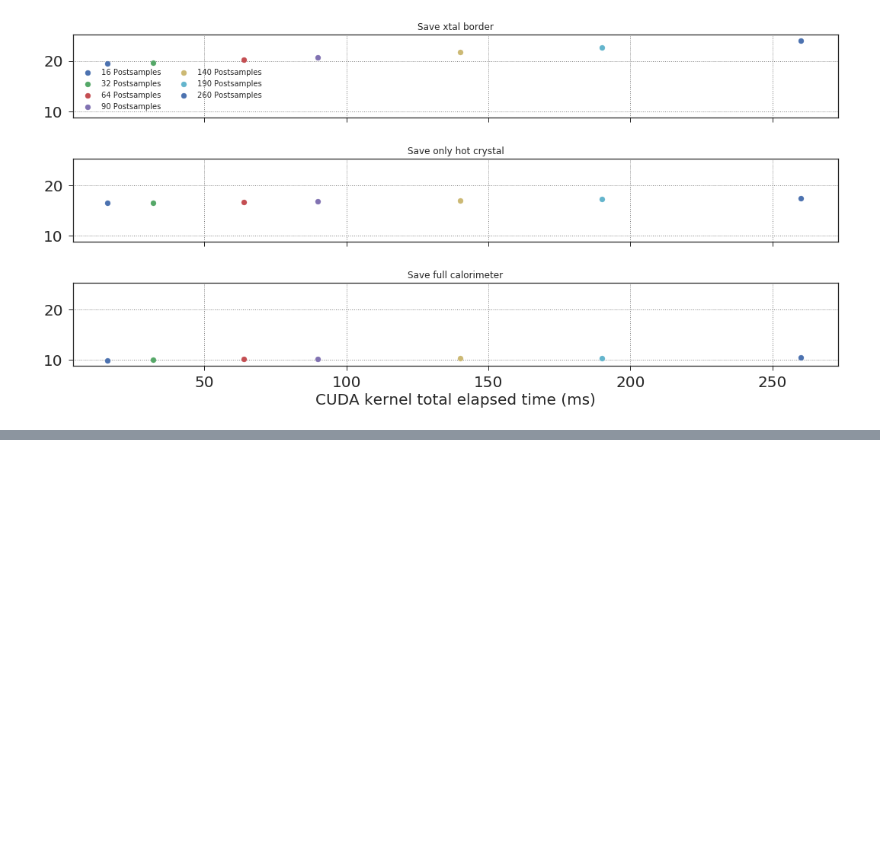
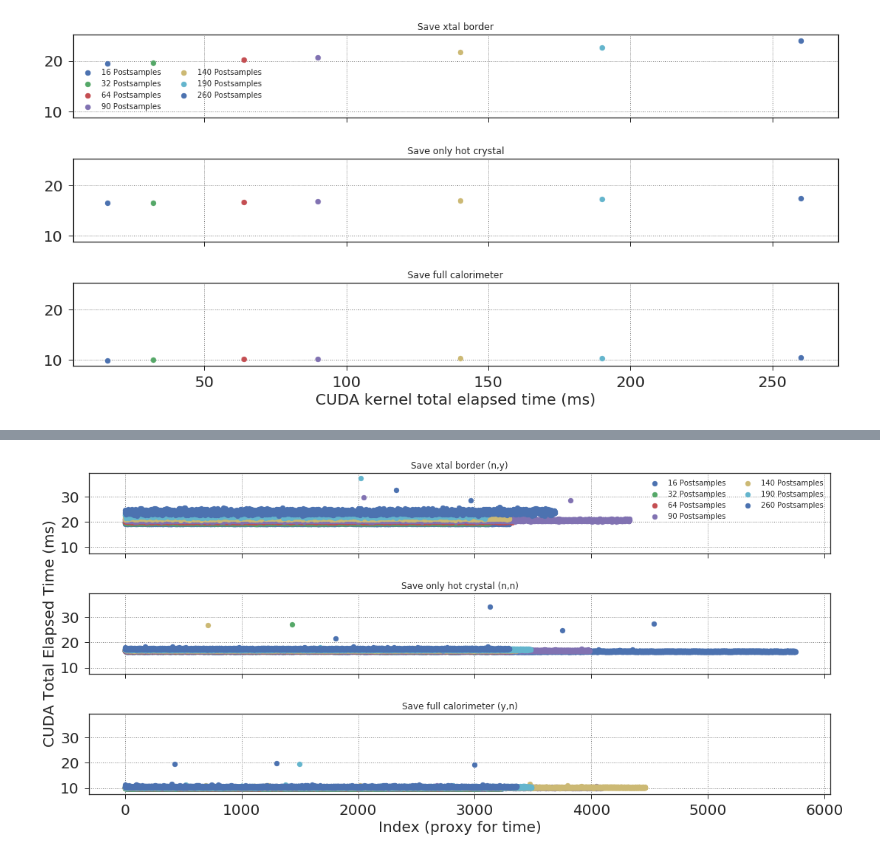
Before and after one commit to jlabounty/g-2, a Jupyter notebook: daq/DAQ_RateTest_Dumped.ipynb, the cells around one changed output, grey strips where cells are left out. Saved outputs shown, nothing was run; the diff lists cells and outputs as text; code cells hidden in the pictures; blank space fills up the shorter version.

```diff
--- a/calorimeter/DAQ_RateTest_Dumped.ipynb
+++ b/daq/DAQ_RateTest_Dumped.ipynb
@@ -296 +295,27 @@ Warning in <TCanvas::Constructor>: Deleting canvas with same name: c
 [figure]
+# %%
+fig, ax = plt.subplots(nrows=3,ncols=1,figsize=(18, 8),sharex = True, sharey=True)
+plt.xlabel("Index (proxy for time)", fontsize=20)
+ax[1].set_ylabel("CUDA Total Elapsed Time (ms)",fontsize=20)
+fig.subplots_adjust(hspace=.5)
+
+ax[0].set_title("Save xtal border (n,y)") #n,y
+ax[1].set_title("Save only hot crystal (n,n)") #n,n
+ax[2].set_title("Save full calorimeter (y,n)") #y,n
+
+for i in range(len(ax)):
+    ax[i].grid(color='grey', linestyle='dotted', linewidth=1)
+#    ax[i].color_cycle
+
+for i in range(len(nn_vec)):
+    df = pandas.read_csv(ny_vec[i], header=None,delimiter=' ') #n,y
+    df2 = pandas.read_csv(nn_vec[i], header=None,delimiter=' ') #n,n
+    df3 = pandas.read_csv(yn_vec[i], header=None,delimiter=' ') #y,n
+    ax[0].scatter(df[7].index,df[7], label = str(postsamp_vec[i])+" Postsamples" )
+    ax[1].scatter(df2[7].index,df2[7], label = '')
+    ax[2].scatter(df3[7].index,df3[7], label = '')
+
+legend = ax[0].legend(ncol=2)
+plt.show()
+# %% [output]
+[figure, added]
```
Also changed, not shown: parts of 3 cells of this notebook, 4 other files.
